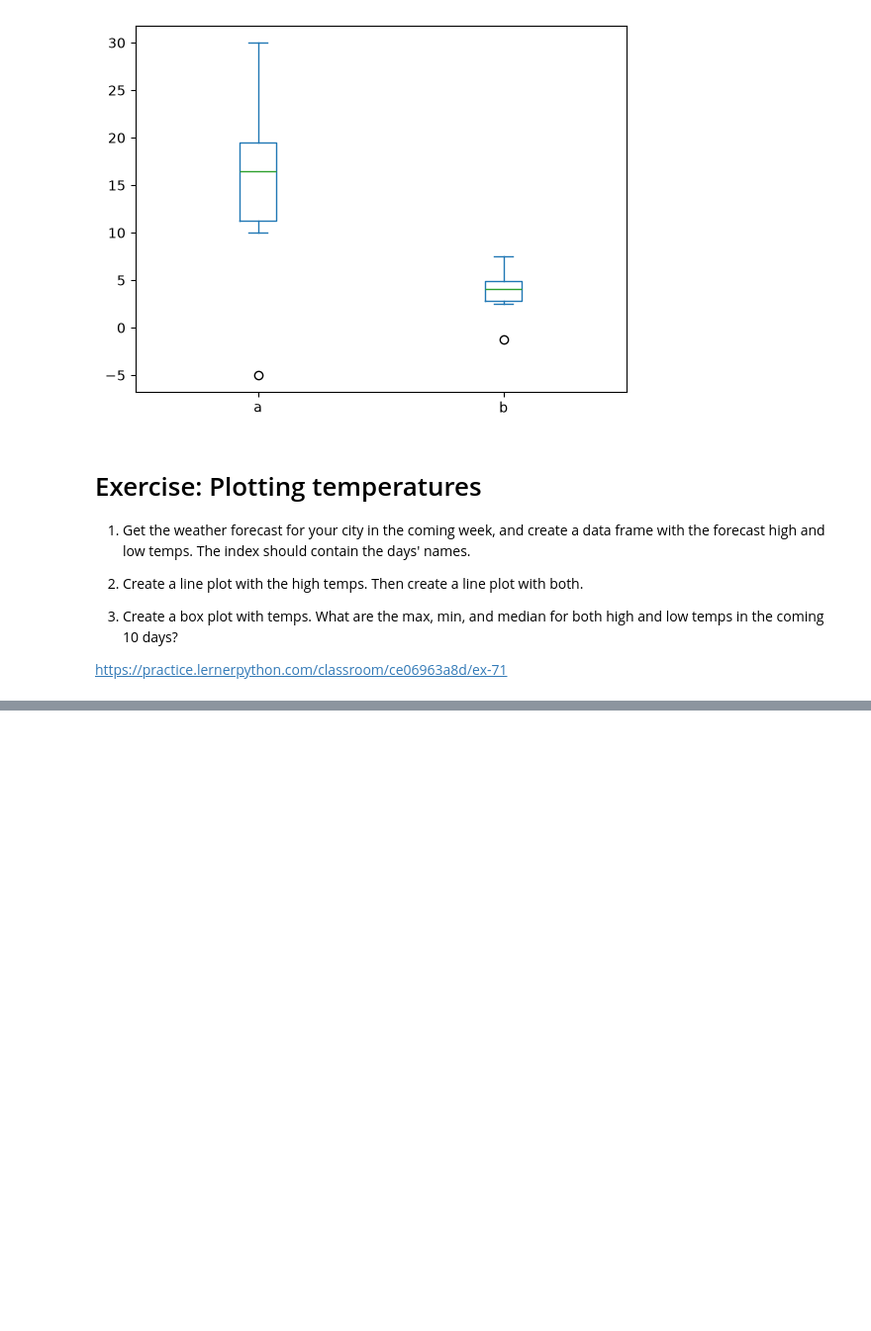
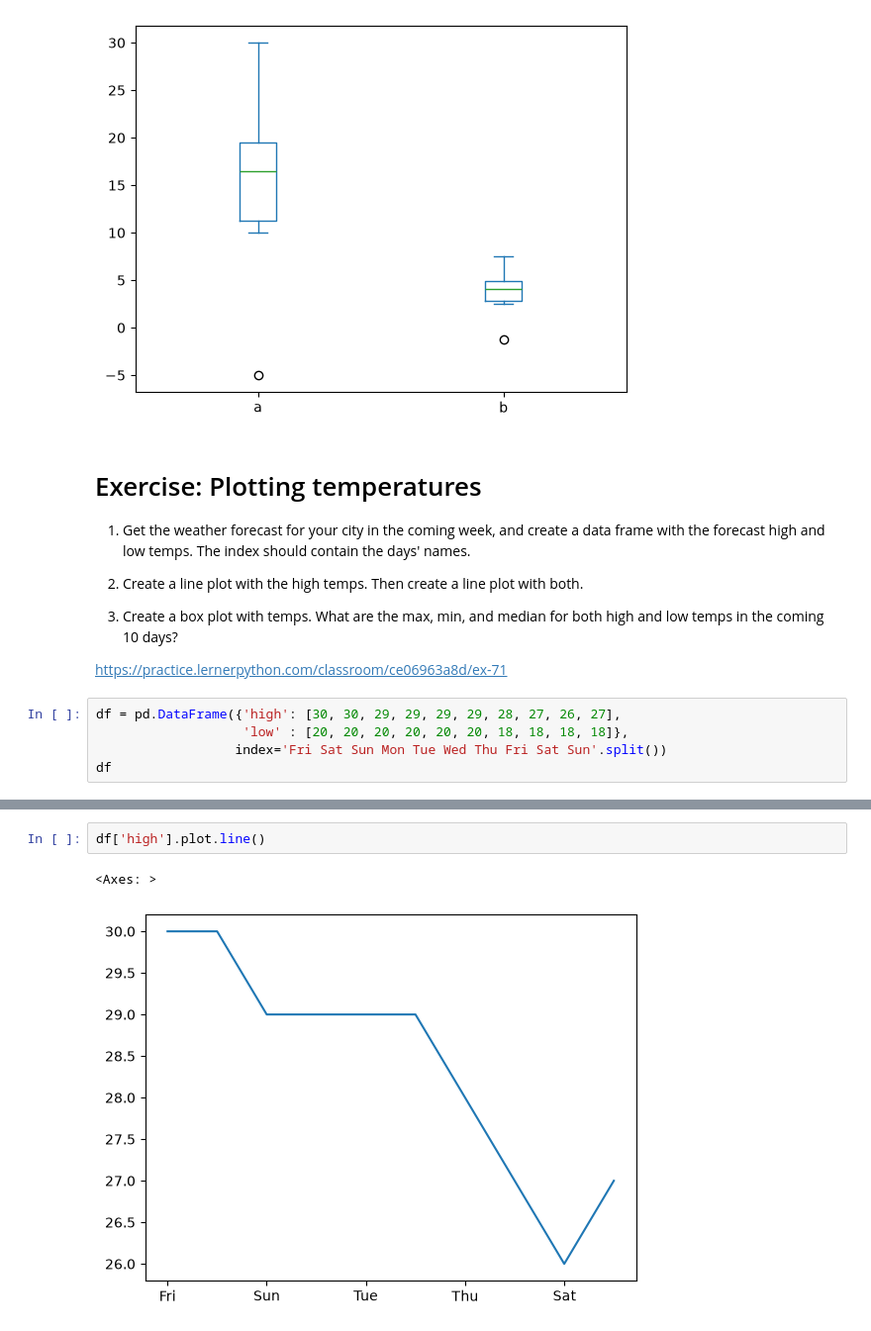
Before and after one commit to reuven/BDTMSD-Python-2026-07, a Jupyter notebook: BDTMSD-Python-2026-10-09.ipynb, the cells around one changed output, grey strips where cells are left out. Shown at 99% size. Saved outputs shown, nothing was run; the diff lists cells and outputs as text; blank space fills up the shorter version.

```diff
--- a/BDTMSD-Python-2026-10-09.ipynb
+++ b/BDTMSD-Python-2026-10-09.ipynb
@@ -479,3 +479,8 @@ df.plot.box()
 3. Create a box plot with temps. What are the max, min, and median for both high and low temps in the coming 10 days?
 
 https://practice.lernerpython.com/classroom/ce06963a8d/ex-71
+# %%
+df = pd.DataFrame({'high': [30, 30, 29, 29, 29, 29, 28, 27, 26, 27],
+                   'low' : [20, 20, 20, 20, 20, 20, 18, 18, 18, 18]},
+                  index='Fri Sat Sun Mon Tue Wed Thu Fri Sat Sun'.split())
+df
@@ -481,0 +499,5 @@ https://practice.lernerpython.com/classroom/ce06963a8d/ex-71
+# %%
+df['high'].plot.line()
+# %% [output]
+<Axes: >
+[figure, added]
```
Also changed, not shown: parts of 2 cells of this notebook.
